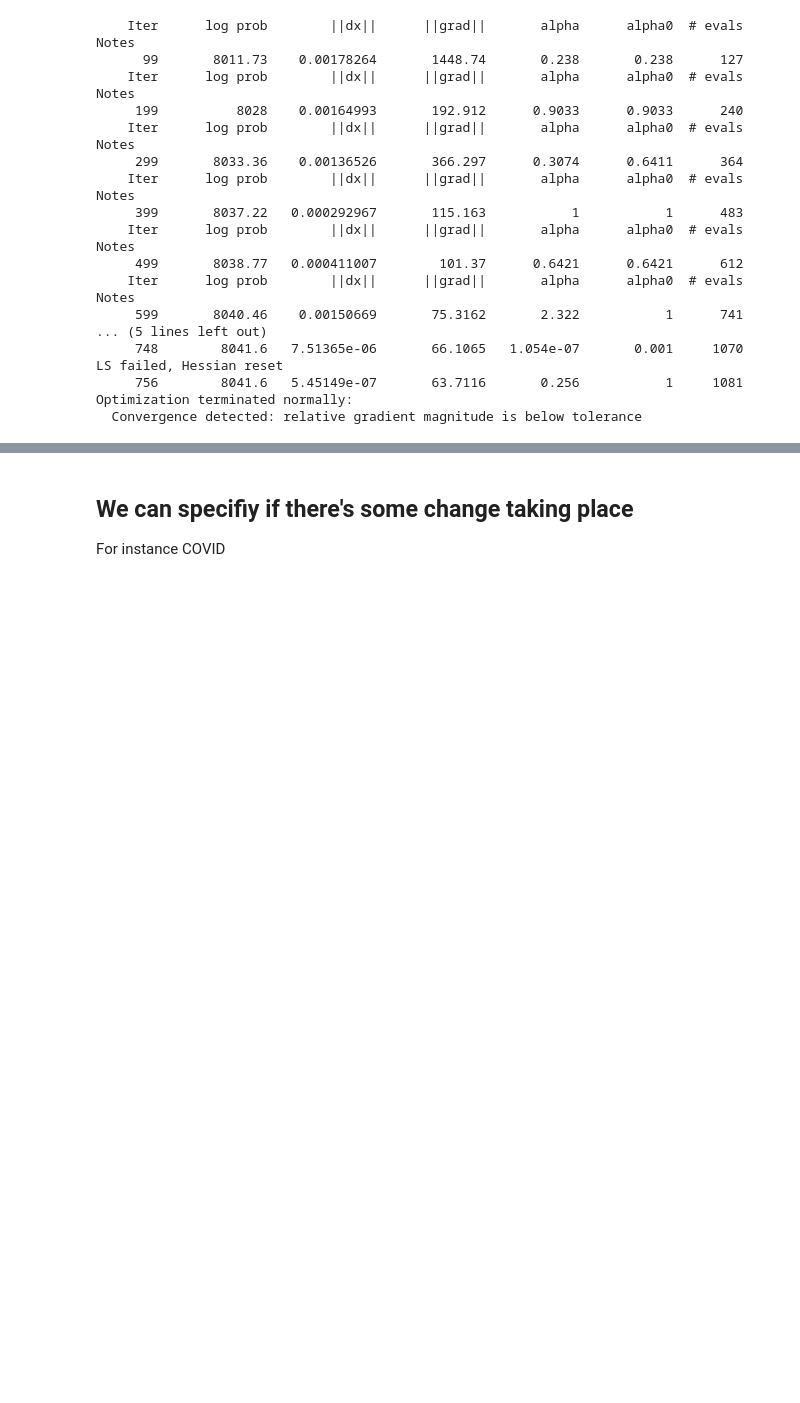
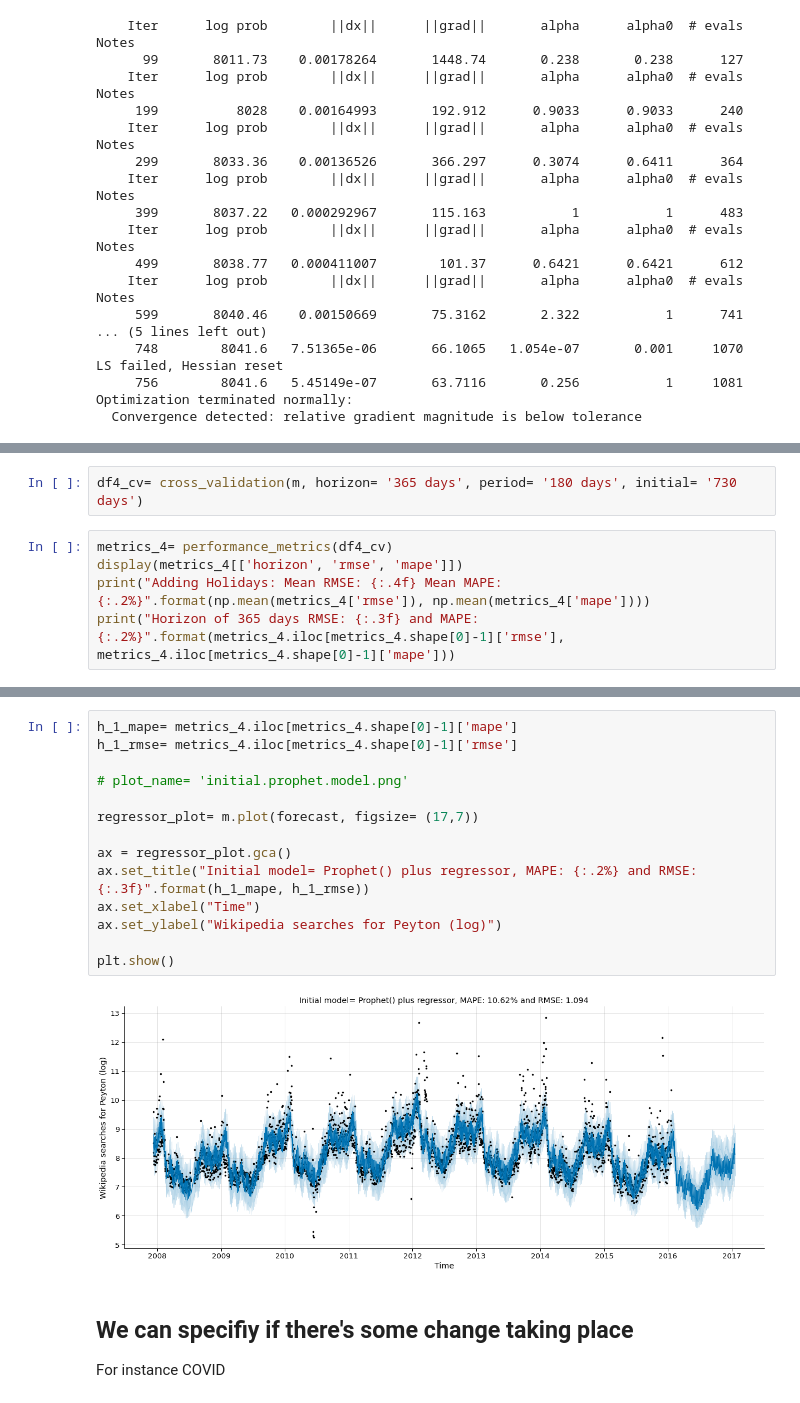
Before and after one commit to razielar/coursera_time_series_forecasting, a Jupyter notebook: time_series_analysis/week_3/3_fb_prophet/1_fb_prophet.ipynb, the cells around one changed output, grey strips where cells are left out. Saved outputs shown, nothing was run; the diff lists cells and outputs as text; blank space fills up the shorter version.

```diff
--- a/time_series_analysis/week_3/3_fb_prophet/1_fb_prophet.ipynb
+++ b/time_series_analysis/week_3/3_fb_prophet/1_fb_prophet.ipynb
@@ -451,0 +505,7 @@ fig = m.plot_components(forecast)
+# %%
+df4_cv= cross_validation(m, horizon= '365 days', period= '180 days', initial= '730 days')
+# %%
+metrics_4= performance_metrics(df4_cv)
+display(metrics_4[['horizon', 'rmse', 'mape']])
+print("Adding Holidays: Mean RMSE: {:.4f} Mean MAPE: {:.2%}".format(np.mean(metrics_4['rmse']), np.mean(metrics_4['mape'])))
+print("Horizon of 365 days RMSE: {:.3f} and MAPE: {:.2%}".format(metrics_4.iloc[metrics_4.shape[0]-1]['rmse'], metrics_4.iloc[metrics_4.shape[0]-1]['mape']))
@@ -452,3 +528,19 @@ fig = m.plot_components(forecast)
+# %%
+h_1_mape= metrics_4.iloc[metrics_4.shape[0]-1]['mape']
+h_1_rmse= metrics_4.iloc[metrics_4.shape[0]-1]['rmse']
+
+# plot_name= 'initial.prophet.model.png'
+
+regressor_plot= m.plot(forecast, figsize= (17,7))
+
+ax = regressor_plot.gca()
+ax.set_title("Initial model= Prophet() plus regressor, MAPE: {:.2%} and RMSE: {:.3f}".format(h_1_mape, h_1_rmse))
+ax.set_xlabel("Time")
+ax.set_ylabel("Wikipedia searches for Peyton (log)")
+
+plt.show()
+# %% [output]
+[figure, added]
 # %% [markdown]
 ## We can specifiy if there's some change taking place
 For instance COVID
```
Also changed, not shown: parts of 22 cells of this notebook, 3 other files.
